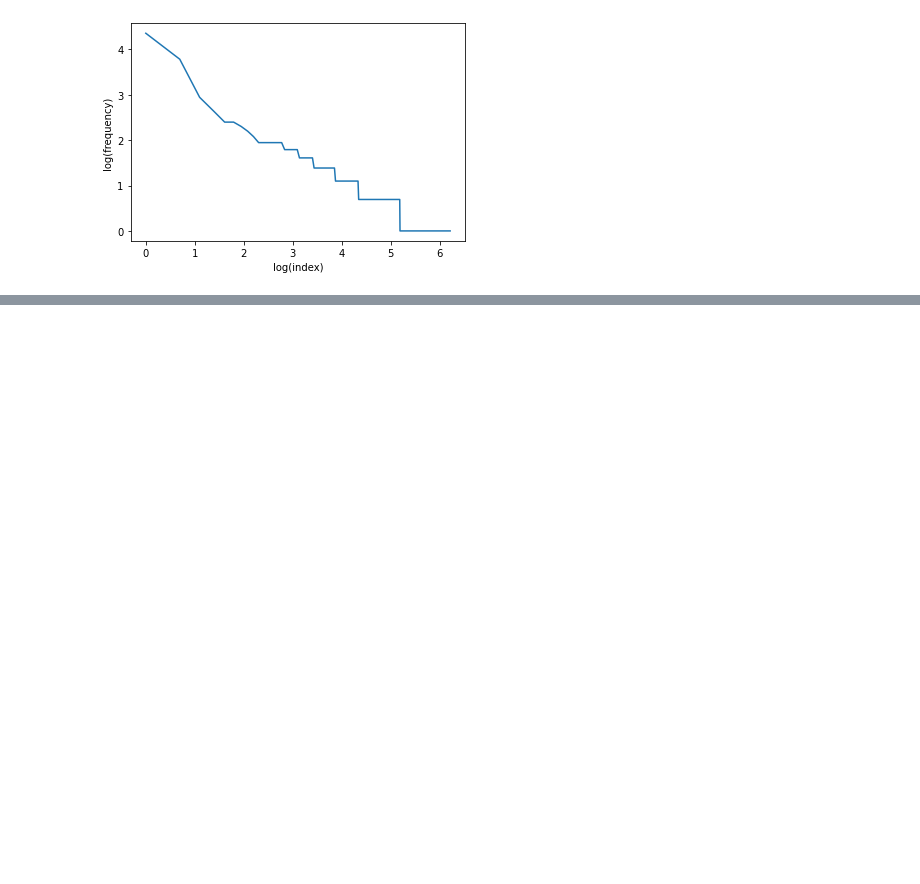
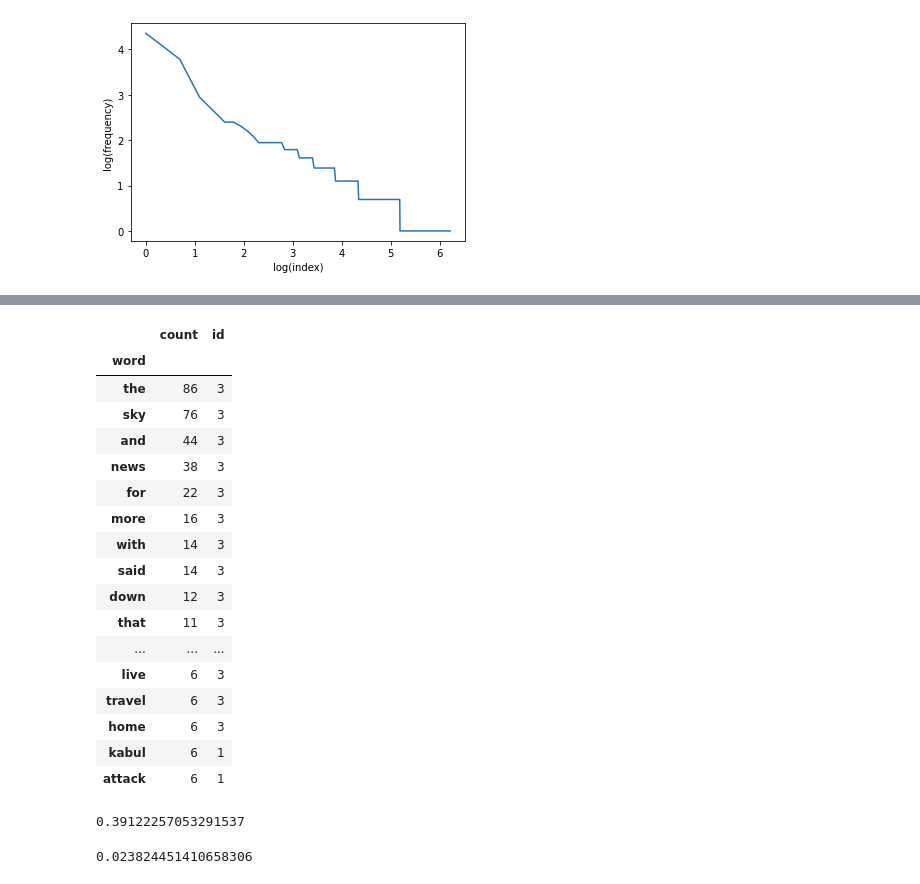
Before and after one commit to bhavanamaanyam97/CS6200, a Jupyter notebook: term_statistics.ipynb, the cells around one changed output, grey strips where cells are left out. Cells and saved outputs as stored; diff of their text form; code cells hidden in the pictures; blank space fills up the shorter version.

```diff
--- a/term_statistics.ipynb
+++ b/term_statistics.ipynb
@@ -452,0 +472,32 @@ Text(0, 0.5, 'log(frequency)')
+# %%
+df3 = pd.DataFrame(tokenized_data)
+t = df3.groupby('word').sum('count').sort_values(by='count', ascending=False)
+t[:30]
+# %% [output]
+|  | count | id |
+| word |  |  |
+| the | 86 | 3 |
+| sky | 76 | 3 |
+| and | 44 | 3 |
+| news | 38 | 3 |
+| for | 22 | 3 |
+| more | 16 | 3 |
+| with | 14 | 3 |
+| said | 14 | 3 |
+| down | 12 | 3 |
+| that | 11 | 3 |
+| ... | ... | ... |
+| live | 6 | 3 |
+| travel | 6 | 3 |
+| home | 6 | 3 |
+| kabul | 6 | 1 |
+| attack | 6 | 1 |
+# %%
+ntokens = df3['count'].sum()
+df3[df3['count'] == 1]['count'].sum() / ntokens
+# %% [output]
+0.39122257053291537
+# %%
+df3[:10]['count'].sum() / ntokens
+# %% [output]
+0.023824451410658306
```
Also changed, not shown: parts of 7 cells of this notebook.
